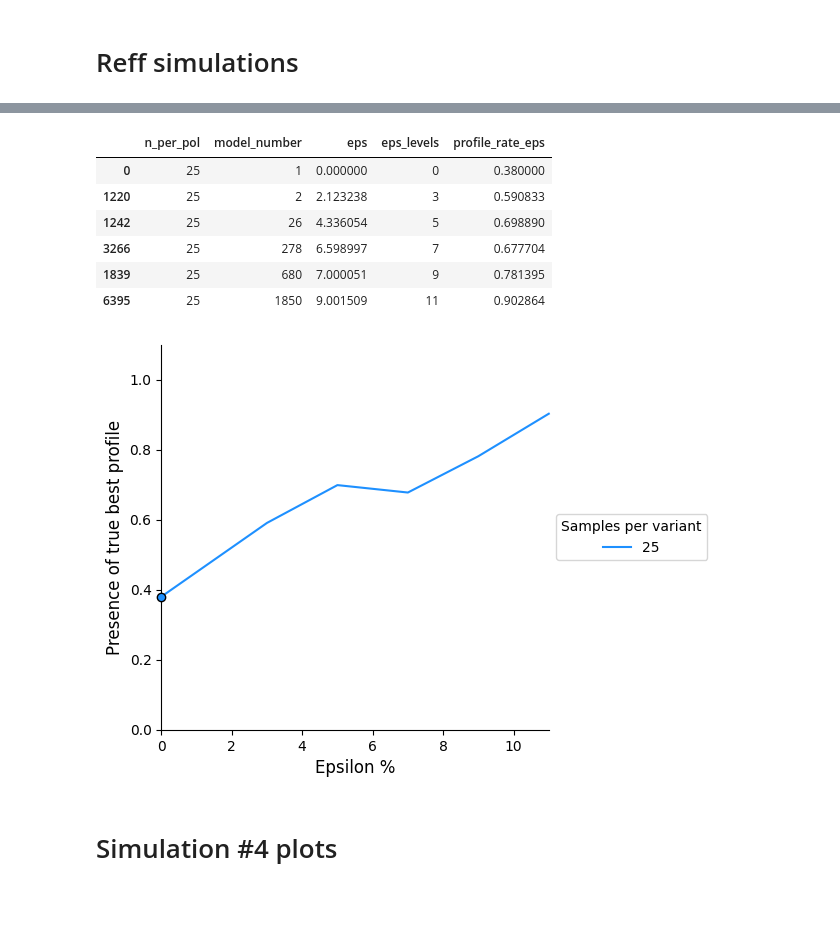
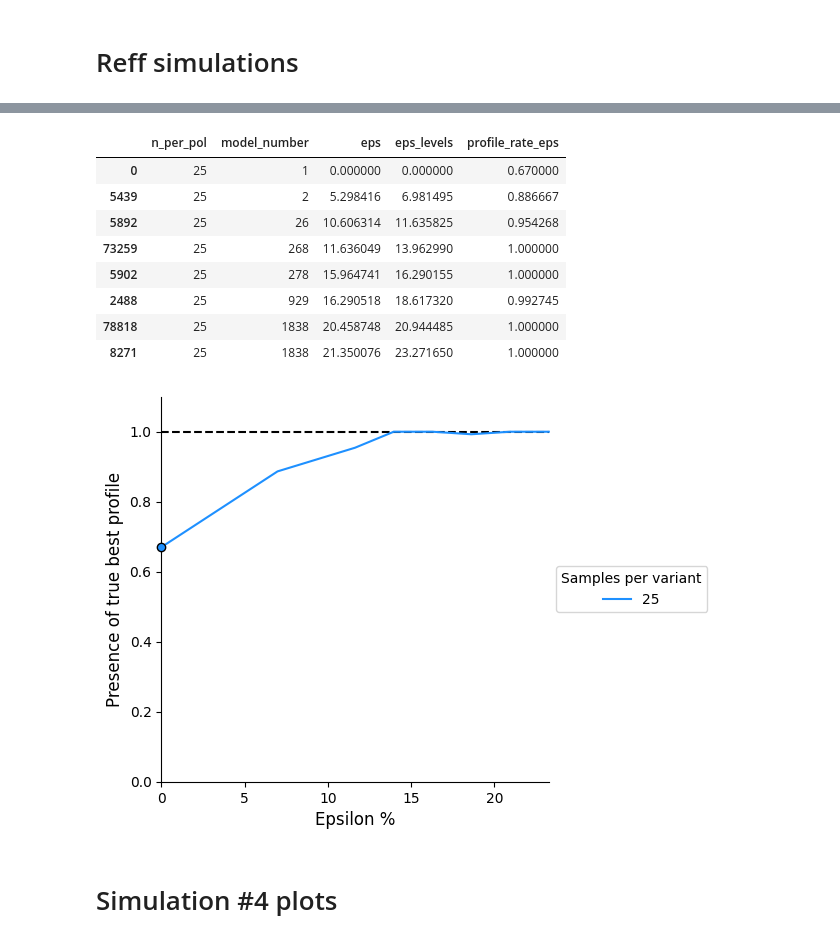
Before and after one commit to AparaV/rashomon-partition-sets, a Jupyter notebook: Code/analyze_results.ipynb, the cells around one changed output, grey strips where cells are left out. Saved outputs shown, nothing was run; the diff lists cells and outputs as text; code cells hidden in the pictures; blank space fills up the shorter version.

Commit message:
Reduce variances to 1 -- I think these are the final plots

```diff
--- a/Code/analyze_results.ipynb
+++ b/Code/analyze_results.ipynb
@@ -757,8 +757,8 @@ plt.show()
 # Reff simulations
 # %%
 # fname_csv = "../Results/reff_simulations_rashomon_25_100.csv"
-fname_csv = "../Results/reff_simulations_rashomon_25_100.csv"
-fname_csv = "../Results/reff_simulations_small_var_rashomon_25_100.csv"
+# fname_csv = "../Results/reff_simulations_rashomon_25_100.csv"
+fname_csv = "../Results/reff_simulations_var_1_rashomon_25_100.csv"
 rashomon_raw_df = pd.read_csv(fname_csv)
 rashomon_raw_df = rashomon_raw_df.drop("Unnamed: 0", axis=1)
 
@@ -851,7 +851,11 @@ eps_df = eps_df.drop(profile_cols, axis=1)
 eps_df["eps"] = eps_df.groupby(["n_per_pol", "sim_num"])["loss"].transform(lambda x: (x - x.min()) / x.min() * 100)
 
 # eps_levels = [-0.1, 0, 1, 1.5, 2, 2.5, 3, 3.5, 4, 4.5, 5, 6]
-eps_levels = [-0.1, 0, 3, 5, 7, 9, 11]
+# eps_levels = [-0.1, 0, 3, 5, 7, 9, 11]
+eps_levels = [-0.1, 0, 5.2, 5.4, 5.6, 5.8, 6, 11, 12]
+
+eps_hist = np.histogram(eps_df["eps"])[1].tolist()
+eps_levels = [-0.1] + eps_hist + [np.max(eps_df["eps"]) + 0.1]
 eps_bins = eps_levels[1:]
 eps_df["eps_levels"] = pd.cut(eps_df["eps"], bins=eps_levels, labels=eps_bins)
 
@@ -913,51 +895,52 @@ eps_df = eps_df.sort_values("eps_levels")
 eps_df
 # %% [output]
 |  | n_per_pol | model_number | eps | eps_levels | profile_rate_eps |
-| 0 | 25 | 1 | 0.000000 | 0 | 0.380000 |
-| 1220 | 25 | 2 | 2.123238 | 3 | 0.590833 |
-| 1242 | 25 | 26 | 4.336054 | 5 | 0.698890 |
-| 3266 | 25 | 278 | 6.598997 | 7 | 0.677704 |
-| 1839 | 25 | 680 | 7.000051 | 9 | 0.781395 |
-| 6395 | 25 | 1850 | 9.001509 | 11 | 0.902864 |
+| 0 | 25 | 1 | 0.000000 | 0.000000 | 0.670000 |
+| 5439 | 25 | 2 | 5.298416 | 6.981495 | 0.886667 |
+| 5892 | 25 | 26 | 10.606314 | 11.635825 | 0.954268 |
+| 73259 | 25 | 268 | 11.636049 | 13.962990 | 1.000000 |
+| 5902 | 25 | 278 | 15.964741 | 16.290155 | 1.000000 |
+| 2488 | 25 | 929 | 16.290518 | 18.617320 | 0.992745 |
+| 78818 | 25 | 1838 | 20.458748 | 20.944485 | 1.000000 |
+| 8271 | 25 | 1838 | 21.350076 | 23.271650 | 1.000000 |
 # %%
 fig, ax = plt.subplots(figsize=(5,5))
 
 ax.spines[['right', 'top']].set_visible(False)
 
 # sizes = [5, 10, 25, 50, 100, 250, 500, 1000]
 sizes = [25]
 colors = ["dodgerblue", "indianred", "green", "orange", "orchid", "mediumseagreen", "slateblue", "slategray"]
 
-# x_horizontal = np.linspace(1, np.max(rashomon_df["model_number"]), num=10)
-# x_horizontal = np.logspace(-1, 6, num=10, base=10)
-# len_x = len(x_horizontal)
-# y_best = np.array([1] * len_x)
+len_x = 10
+x_horizontal = np.linspace(0, np.max(eps_df["eps_levels"]), num=len_x)
+y_best = np.array([1] * len_x)
 # y_baseline = np.array([1/8] * len_x)
-# ax.plot(x_horizontal, y_best, color="black", ls="--")
+ax.plot(x_horizontal, y_best, color="black", ls="--")
 # ax.plot(x_horizontal, x_horizontal / 2**24, color="grey", ls="--")
 
 for idx, n in enumerate(sizes):
     n_subset = eps_df[eps_df["n_per_pol"] == n]
 
     ax.plot(n_subset["eps_levels"], n_subset["profile_rate_eps"],
             color=colors[idx], zorder=3.1, clip_on=False,
             label=f"{n}")
     ax.scatter(n_subset["eps_levels"].iloc[0], n_subset["profile_rate_eps"].iloc[0],
                color=colors[idx], edgecolor="black",
                zorder=3.1, clip_on=False)
 
 # ax.set_xscale("log")
 ax.set_xlabel("Epsilon %", fontsize=12)
 ax.set_ylim(0, 1.1)
 ax.set_xlim(0, np.max(eps_df["eps_levels"]))
 ax.set_ylabel("Presence of true best profile", fontsize=12)
 
 ax.legend(loc="center left", bbox_to_anchor=(1, 0.5), title="Samples per variant")
 
 # plt.savefig("../Figures/sim_4/true_best_prof.png", dpi=300, bbox_inches="tight")
 plt.show()
 # %% [output]
-[figure, old version]
+[figure, new version]
 # %% [markdown]
 # Simulation #4 plots
 # %%
```
Also changed, not shown: parts of 6 cells of this notebook, 2 other files.
